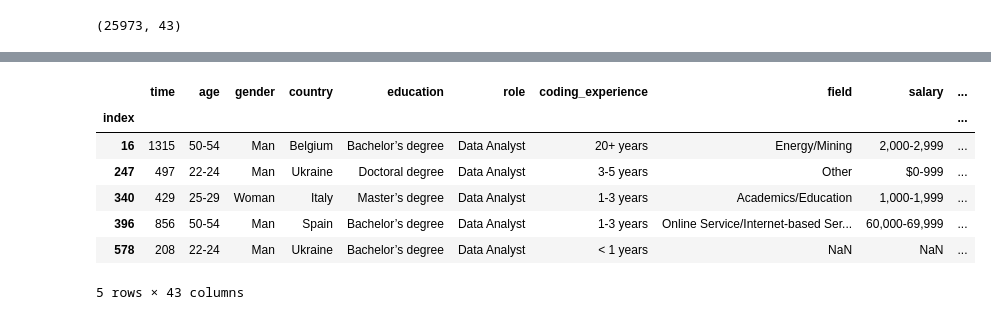
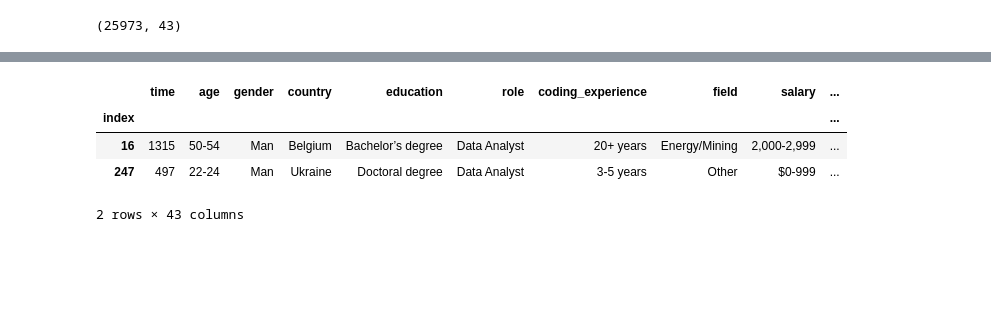
Before and after one commit to anane3373/promoE-modulo2-proyecto-equipo2-NataliaAnaIAnaGAnaS, a Jupyter notebook: limpieza.ipynb, the cells around one changed output, grey strips where cells are left out. Saved outputs shown, nothing was run; the diff lists cells and outputs as text; code cells hidden in the pictures; blank space fills up the shorter version.

```diff
--- a/limpieza.ipynb
+++ b/limpieza.ipynb
@@ -112,13 +103,10 @@ df_da_filtrado.head()
 european_countries = ["Albania", "Andorra", "Austria", "Belarus", "Belgium", "Bosnia and Herzegovina", "Bulgaria", "Croatia", "Cyprus", "Czech Republic", "Denmark", "Estonia", "Finland", "France", "Germany", "Greece", "Hungary", "Iceland", "Ireland", "Italy", "Latvia", "Liechtenstein", "Lithuania", "Luxembourg", "Malta", "Moldova", "Monaco", "Montenegro", "Netherlands", "North Macedonia", "Norway", "Poland", "Portugal", "Romania", "Russia", "San Marino", "Serbia", "Slovakia", "Slovenia", "Spain", "Sweden", "Switzerland", "Ukraine", "United Kingdom", "Vatican City"]
 # %%
 df_da_europa = df_da[df_da['country'].isin(european_countries)]
-df_da_europa.head()
+df_da_europa.head(2)
 # %% [output]
 |  | time | age | gender | country | education | role | coding_experience | field | salary | ... |
 | index |  |  |  |  |  |  |  |  |  | ... |
 | 16 | 1315 | 50-54 | Man | Belgium | Bachelor’s degree | Data Analyst | 20+ years | Energy/Mining | 2,000-2,999 | ... |
 | 247 | 497 | 22-24 | Man | Ukraine | Doctoral degree | Data Analyst | 3-5 years | Other | $0-999 | ... |
-| 340 | 429 | 25-29 | Woman | Italy | Master’s degree | Data Analyst | 1-3 years | Academics/Education | 1,000-1,999 | ... |
-| 396 | 856 | 50-54 | Man | Spain | Bachelor’s degree | Data Analyst | 1-3 years | Online Service/Internet-based Ser... | 60,000-69,999 | ... |
-| 578 | 208 | 22-24 | Man | Ukraine | Bachelor’s degree | Data Analyst | < 1 years | NaN | NaN | ... |
-5 rows × 43 columns
+2 rows × 43 columns
```
Also changed, not shown: parts of 10 cells of this notebook.
